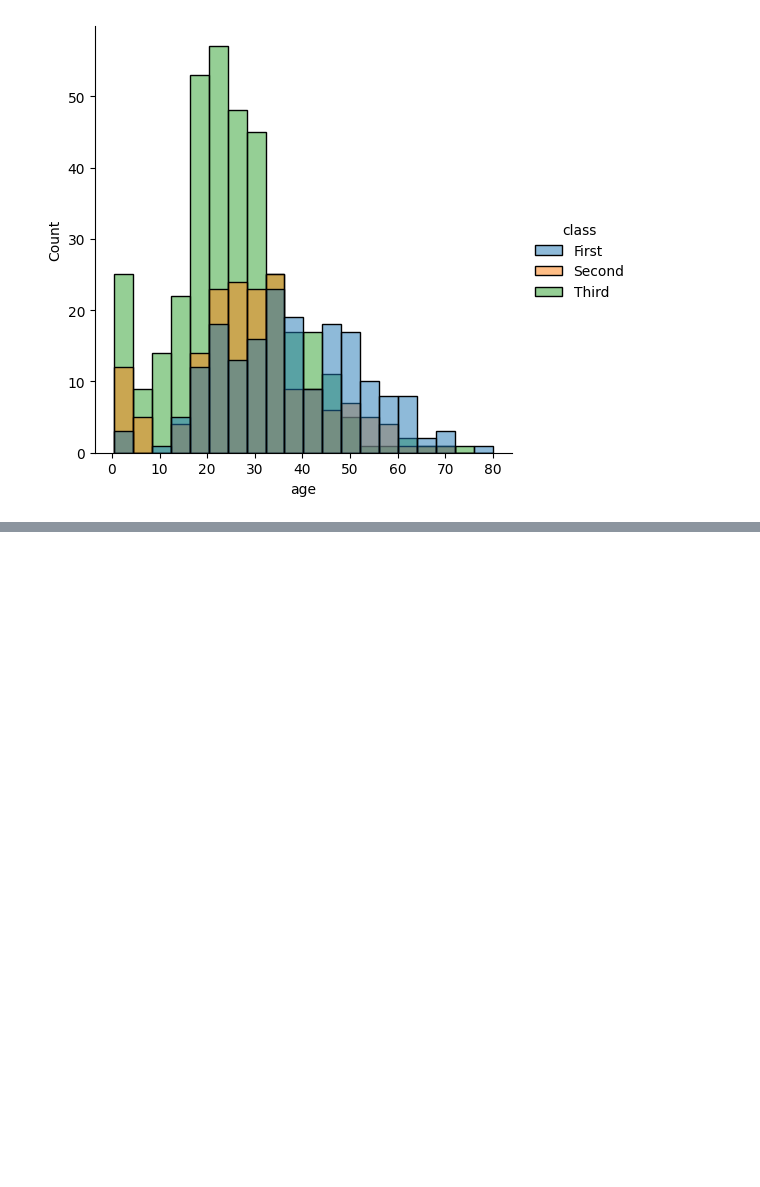
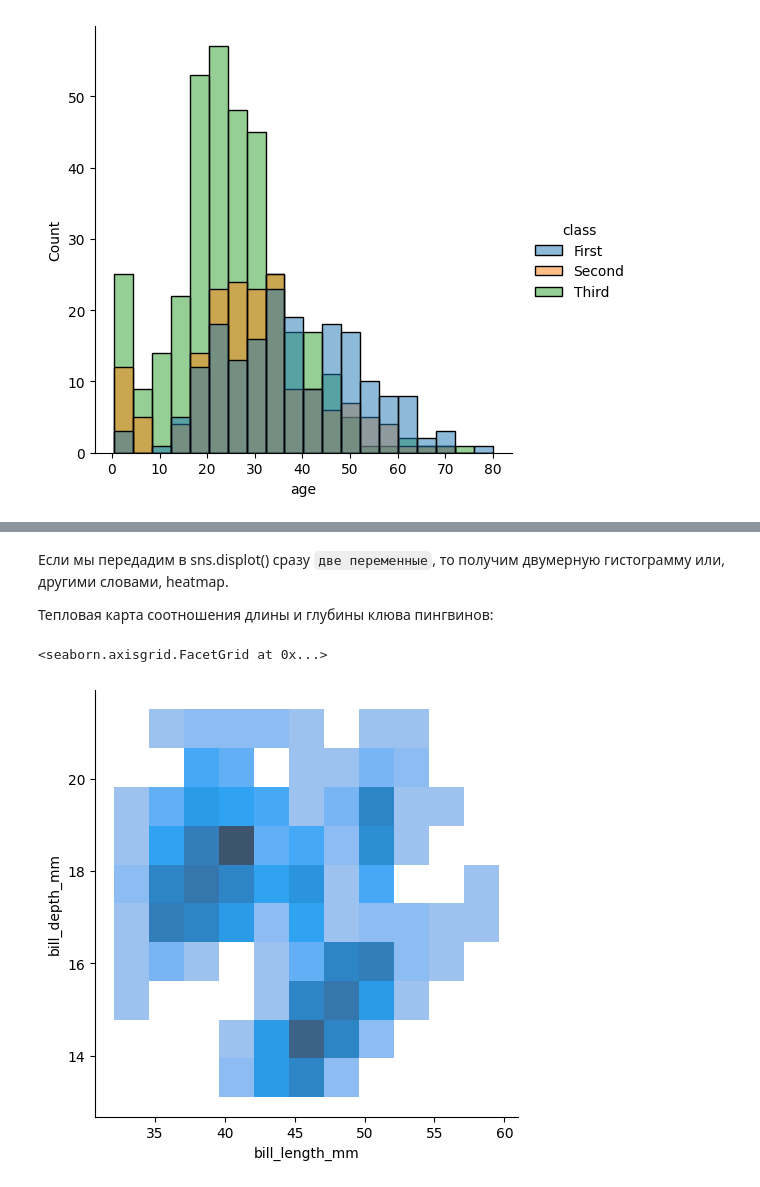
Before and after one commit to NikitaVenediktov/My_education, a Jupyter notebook: Python/itertools/seaborn_karpov.ipynb, the cells around one changed output, grey strips where cells are left out. Drawn from its saved outputs; the diff is of its cells as text; code cells hidden in the pictures; blank space fills up the shorter version.

```diff
--- a/Python/itertools/seaborn_karpov.ipynb
+++ b/Python/itertools/seaborn_karpov.ipynb
@@ -82,0 +90,9 @@ sns.displot(titanic, x="age", hue='class')
+# %% [markdown]
+Если мы передадим в sns.displot() сразу `две переменные`, то получим двумерную гистограмму или, другими словами, heatmap.
+
+Тепловая карта соотношения длины и глубины клюва пингвинов:
+# %%
+sns.displot(penguins, x="bill_length_mm", y="bill_depth_mm")
+# %% [output]
+<seaborn.axisgrid.FacetGrid at 0x...>
+[figure, added]
```
Also changed, not shown: parts of 18 cells of this notebook.
